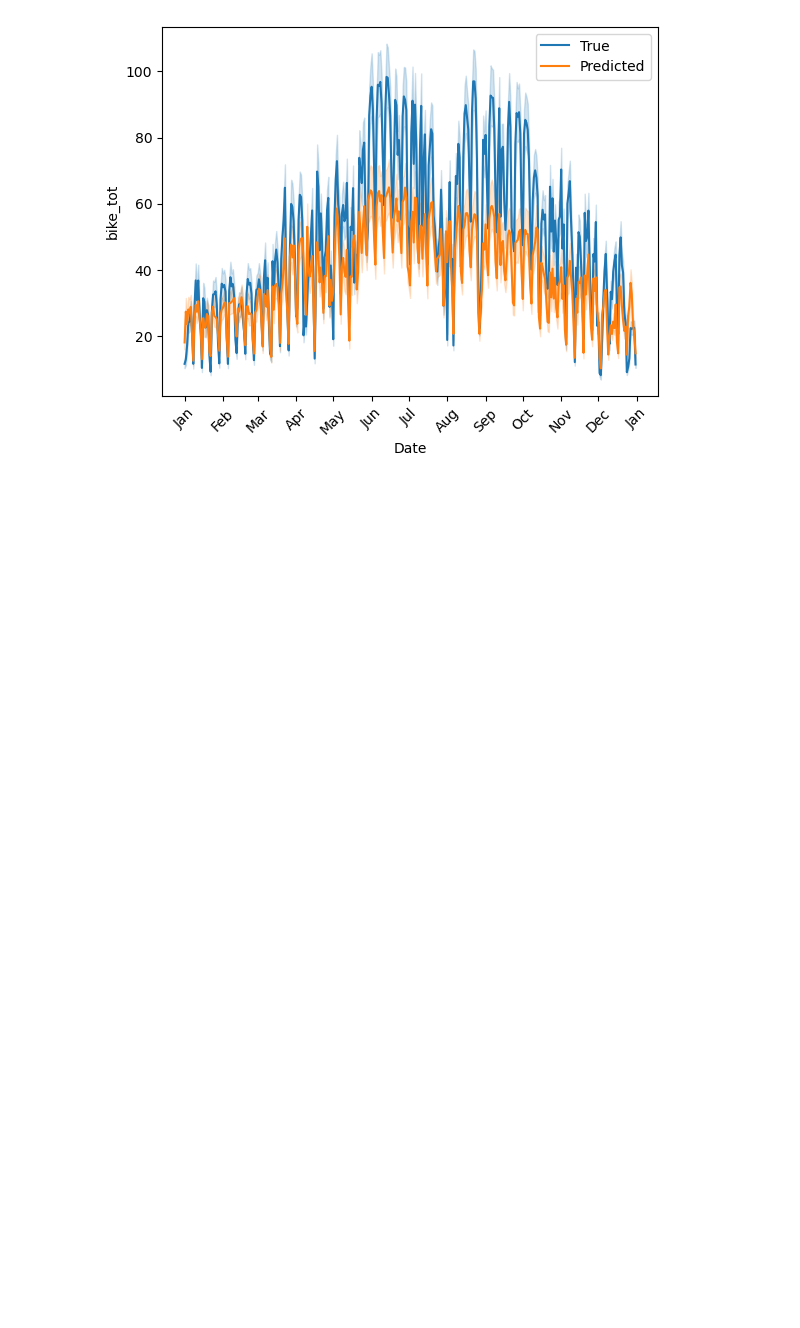
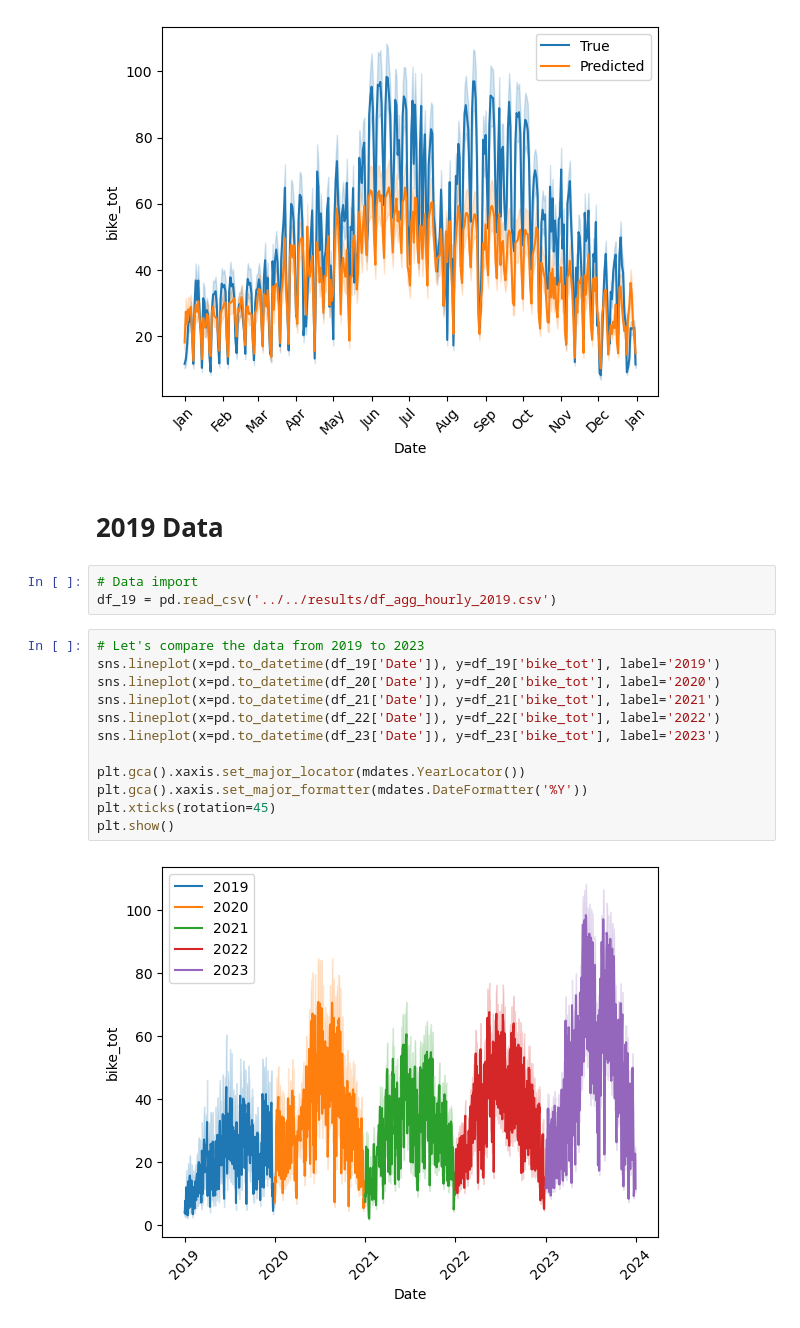
Before and after one commit to Phipsi/esc403, a Jupyter notebook: src/RF/RF_20-23.ipynb, the cells around one changed output. Saved outputs shown, nothing was run; the diff lists cells and outputs as text; blank space fills up the shorter version.

```diff
--- a/src/RF/RF_20-23.ipynb
+++ b/src/RF/RF_20-23.ipynb
@@ -108,3 +108,22 @@ plt.xticks(rotation=45)
 plt.show()
 # %% [output]
 [figure]
+# %% [markdown]
+# 2019 Data
+# %%
+# Data import
+df_19 = pd.read_csv('../../results/df_agg_hourly_2019.csv')
+# %%
+# Let's compare the data from 2019 to 2023
+sns.lineplot(x=pd.to_datetime(df_19['Date']), y=df_19['bike_tot'], label='2019')
+sns.lineplot(x=pd.to_datetime(df_20['Date']), y=df_20['bike_tot'], label='2020')
+sns.lineplot(x=pd.to_datetime(df_21['Date']), y=df_21['bike_tot'], label='2021')
+sns.lineplot(x=pd.to_datetime(df_22['Date']), y=df_22['bike_tot'], label='2022')
+sns.lineplot(x=pd.to_datetime(df_23['Date']), y=df_23['bike_tot'], label='2023')
+
+plt.gca().xaxis.set_major_locator(mdates.YearLocator())
+plt.gca().xaxis.set_major_formatter(mdates.DateFormatter('%Y'))
+plt.xticks(rotation=45)
+plt.show()
+# %% [output]
+[figure, added]
```
Also changed, not shown: parts of 16 cells of this notebook.
